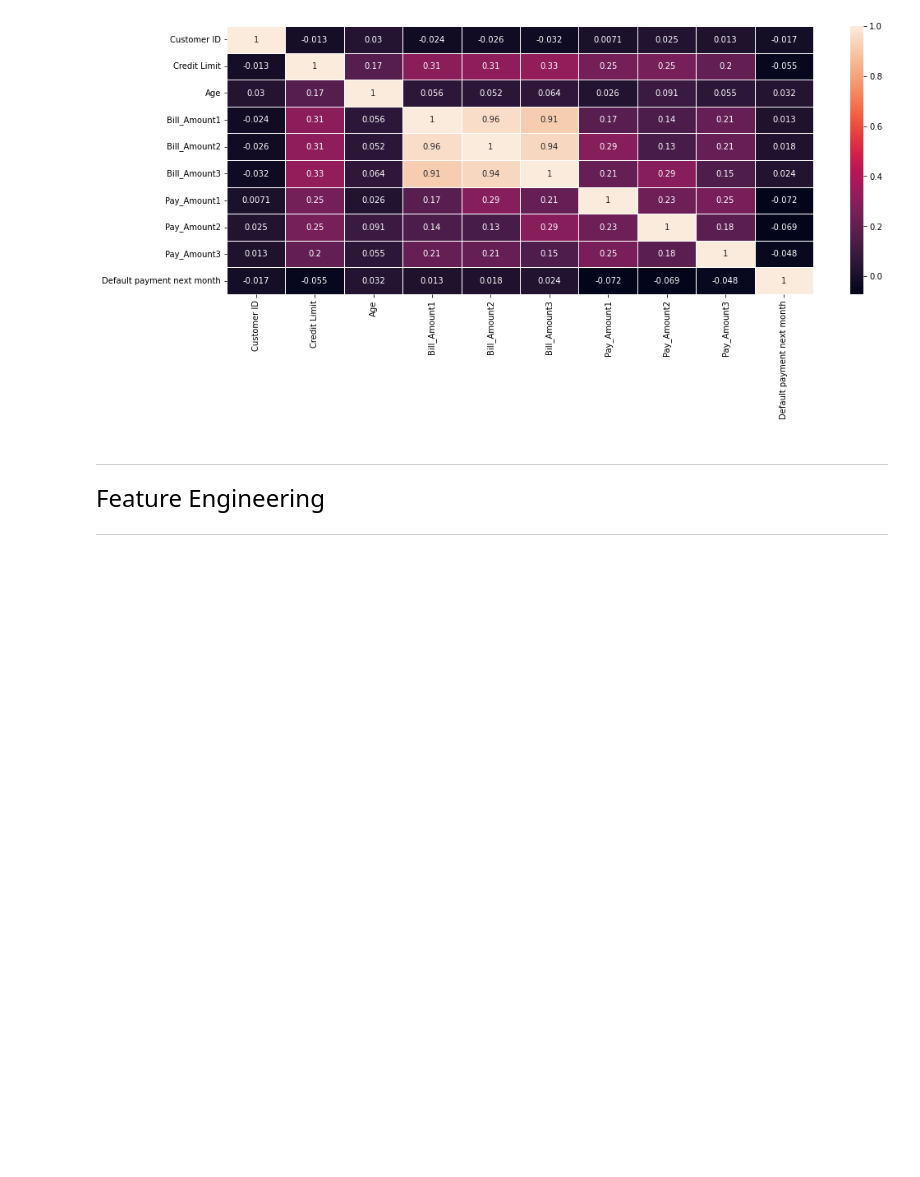
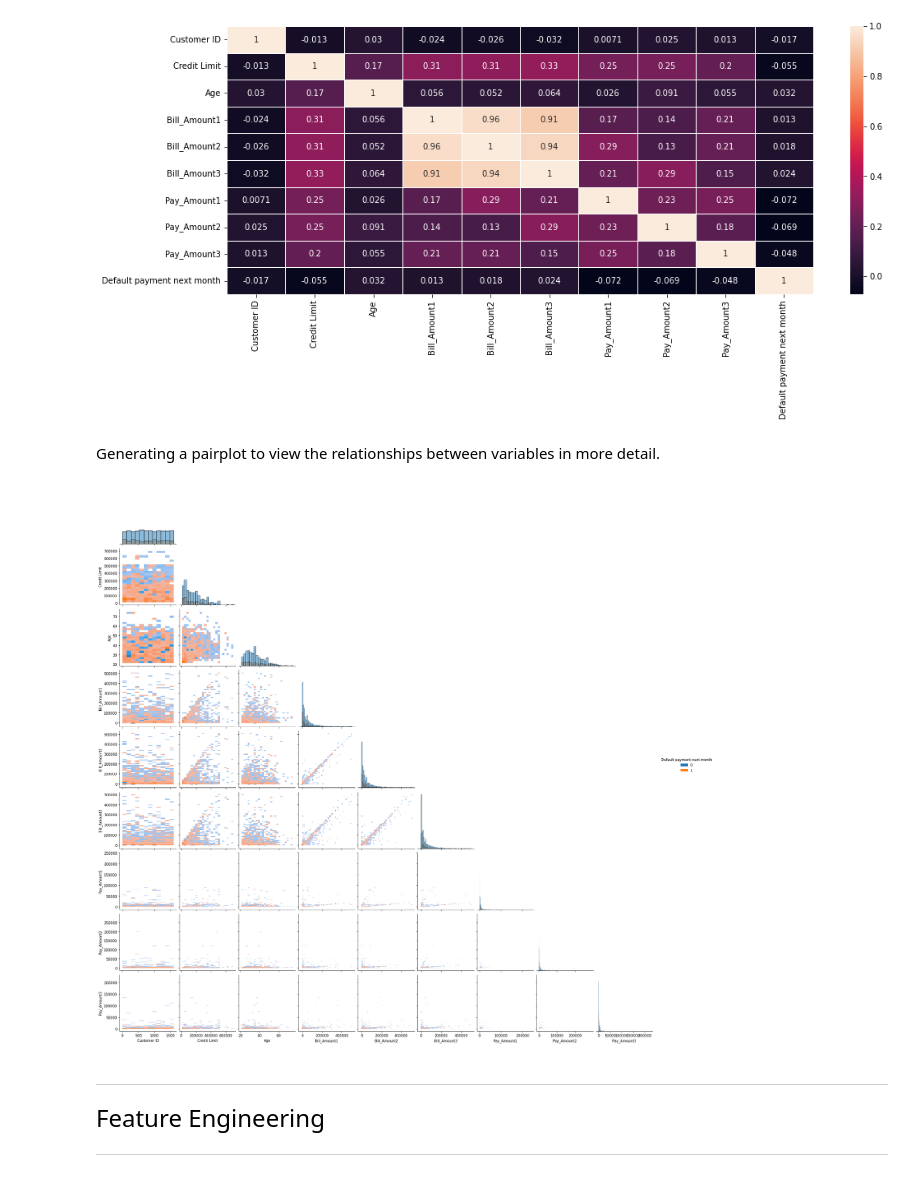
Before and after one commit to derpflections/AIML_BankDefaultClassification, a Jupyter notebook: index_classification.ipynb, the cells around one changed output. Saved outputs shown, nothing was run; the diff lists cells and outputs as text; code cells hidden in the pictures; blank space fills up the shorter version.

```diff
--- a/index_classification.ipynb
+++ b/index_classification.ipynb
@@ -223,6 +223,13 @@ sns.heatmap(eda_data.corr(), annot = True, linewidths= 0.5)
 plt.show()
 # %% [output]
 [figure]
+# %% [markdown]
+Generating a pairplot to view the relationships between variables in more detail.
+# %%
+sns.pairplot(eda_data, corner = True, hue = "Default payment next month", kind = 'hist')
+plt.show()
+# %% [output]
+[figure, added]
 # %% [markdown]
 <hr>
 <font size = 5>Feature Engineering</font>
```
Also changed, not shown: parts of 13 cells of this notebook.
